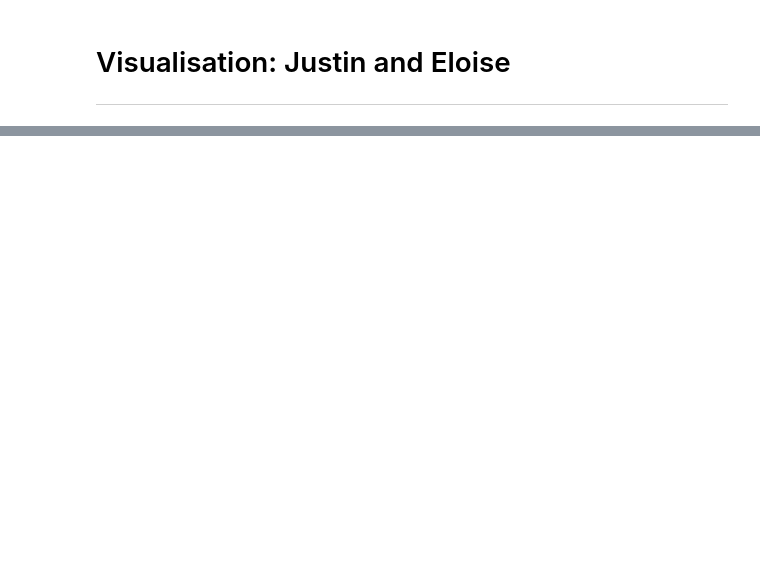
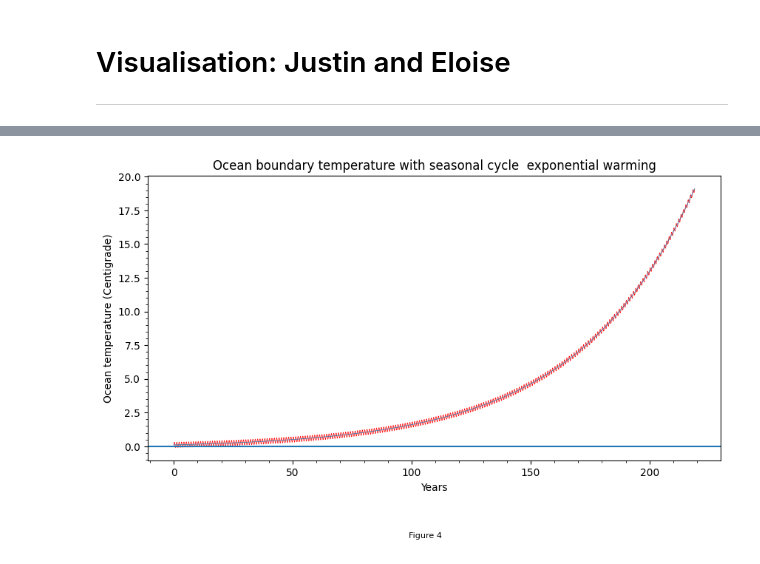
Before and after one commit to Frederque/EMSC2010_Week9_SeismicBabes_MeltingIce, a Jupyter notebook: EMSC2010_Group_Project_Melting_Ice.ipynb, the cells around one changed output, grey strips where cells are left out. Drawn from its saved outputs; the diff is of its cells as text; code cells hidden in the pictures; blank space fills up the shorter version.

```diff
--- a/EMSC2010_Group_Project_Melting_Ice.ipynb
+++ b/EMSC2010_Group_Project_Melting_Ice.ipynb
@@ -339,0 +338,13 @@ Steps saved: 36526, Final thickness: 1000m
+# %%
+## Ocean MODEL
+### this is where we store our outputs for the three variables we are interested in-- temperature profilen- how much ice is melted - track ocean temperature each step (ie cliamte change and ocean warming)
+T_ocean = np.ones(num_layers) * T_ice_init
+T_ocean[0]  = T_ocean_mean
+T_ocean[-1] = T_bottom
+
+
+T_output_ocean    = [] # this creates a empty list
+ice_thickness_ocean = [depth]# track remaining ice thickness (m) each step
+T_ocean_series    = [T_ocean_mean]
+T_output_ocean.append(T_ocean.copy())# record the intial temps with a copy of T
+melt_bottom = 0.0
@@ -475,0 +484,22 @@ plt.show()
+# %%
+### when orignally ploting this we were undabe to figure out how to achive the y axis ie time
+## we used ai to sugest using the secounds and converting back into years to plot ear on the y axis
+time_years_oc = np.arange(len(T_ocean_series)) * dt / (365.25 * 86400)
+t_arr_oc = np.arange(len(T_ocean_series)) * dt
+
+### trend that was used in the equation in the numerical model above
+trend_oc = T_ocean_mean + C_ocean * (np.exp(r_exp_oc * t_arr_oc) - 1)
+
+plt.figure(figsize=(10,5))
+plt.plot(time_years_oc, T_ocean_series, color='red', markersize=0.5, linewidth=0.5)
+plt.plot(time_years_oc, trend_oc, linewidth=0.5)
+plt.axhline(0)
+plt.xlabel('Years')
+plt.ylabel('Ocean temperature (Centigrade)')
+plt.title('Ocean boundary temperature with seasonal cycle  exponential warming')
+plt.figtext(0.5, -0.1, "Figure 4", ha="center", fontsize=8)
+plt.minorticks_on()
+
+# Ellie's code
+# %% [output]
+[figure, added]
```
Also changed, not shown: parts of 53 cells of this notebook.
